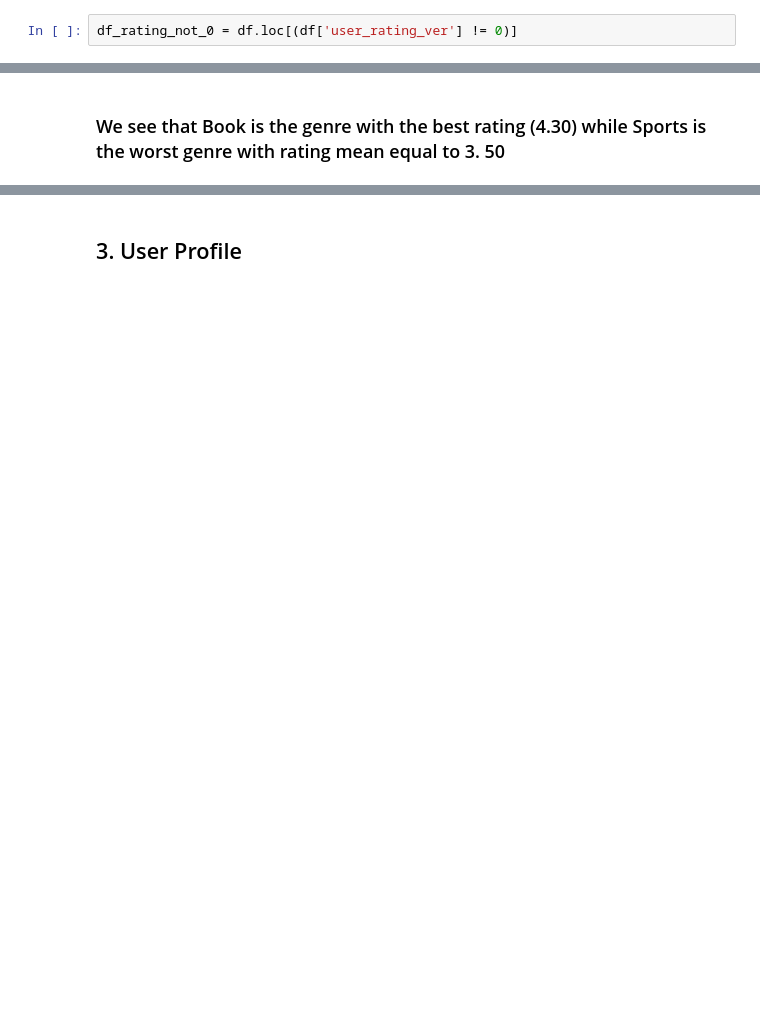
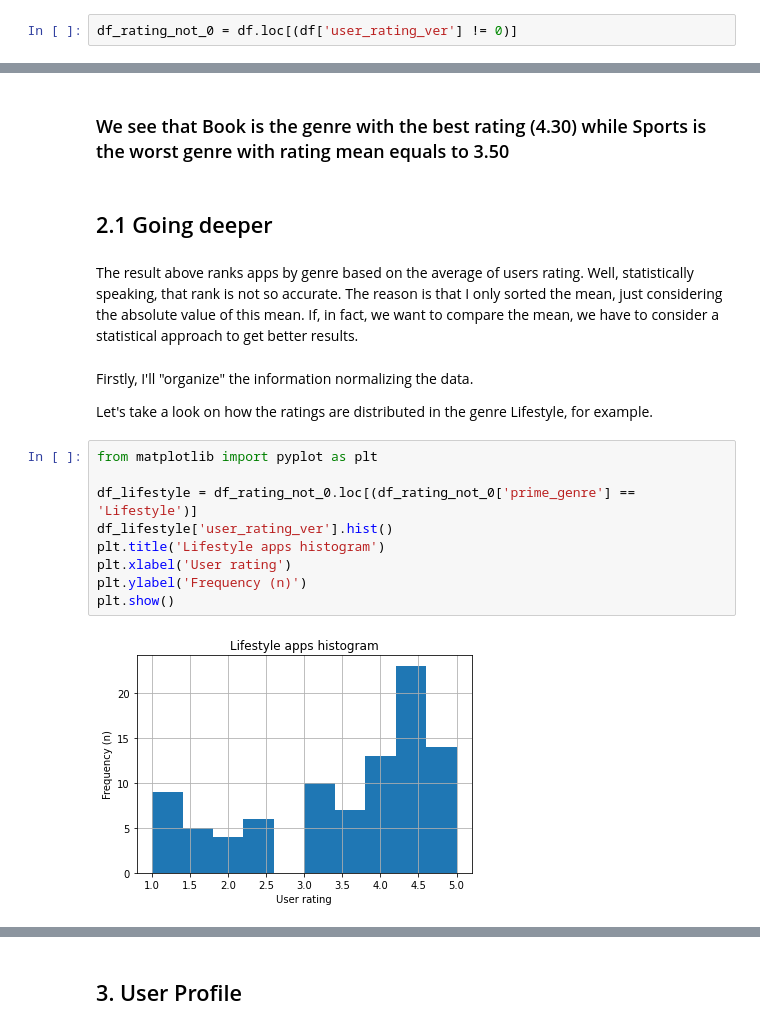
Before and after one commit to rlojunior/sandbox, a Jupyter notebook: Show_Cases/Apple_Store_Study.ipynb, the cells around one changed output, grey strips where cells are left out. Cells and saved outputs as stored; diff of their text form; blank space fills up the shorter version.

```diff
--- a/Show_Cases/Apple_Store_Study.ipynb
+++ b/Show_Cases/Apple_Store_Study.ipynb
@@ -99,2 +106,21 @@ Name: user_rating_ver, dtype: float64
 # %% [markdown]
-### We see that Book is the genre with the best rating (4.30) while Sports is the worst genre with rating mean equal to 3. 50
+### We see that Book is the genre with the best rating (4.30) while Sports is the worst genre with rating mean equals to 3.50
+# %% [markdown]
+## 2.1 Going deeper
+# %% [markdown]
+The result above ranks apps by genre based on the average of users rating. Well, statistically speaking, that rank is not so accurate. The reason is that I only sorted the mean, just considering the absolute value of this mean. If, in fact, we want to compare the mean, we have to consider a statistical approach to get better results.
+# %% [markdown]
+Firstly, I'll "organize" the information normalizing the data.
+
+Let's take a look on how the ratings are distributed in the genre Lifestyle, for example.
+# %%
+from matplotlib import pyplot as plt
+
+df_lifestyle = df_rating_not_0.loc[(df_rating_not_0['prime_genre'] == 'Lifestyle')]
+df_lifestyle['user_rating_ver'].hist()
+plt.title('Lifestyle apps histogram')
+plt.xlabel('User rating')
+plt.ylabel('Frequency (n)')
+plt.show()
+# %% [output]
+[figure, added]
```
Also changed, not shown: parts of 34 cells of this notebook, 2 other files.
